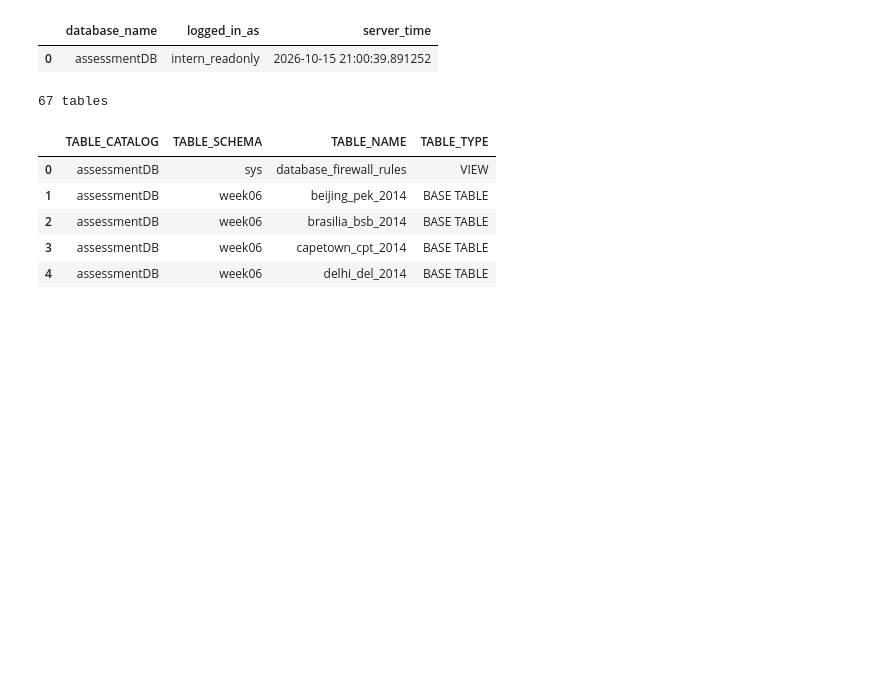
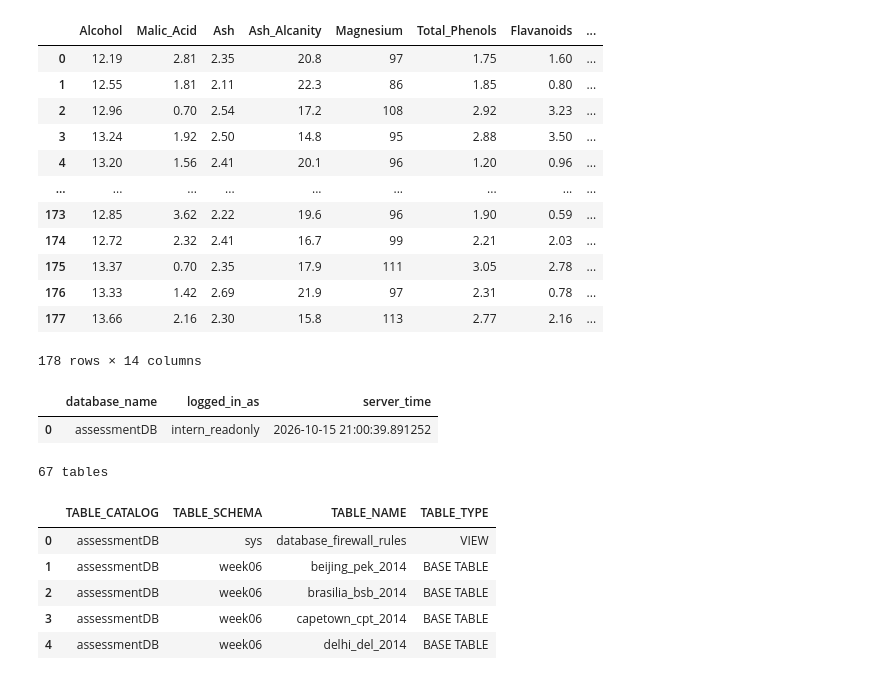
Before and after one commit to Timmy-Ezekiel/Dataraflow-data-science, a Jupyter notebook: week6/test.ipynb, the cells around one changed output. Saved outputs shown, nothing was run; the diff lists cells and outputs as text; code cells hidden in the pictures; blank space fills up the shorter version.

Commit message:
Completed my week take home

```diff
--- a/week6/test.ipynb
+++ b/week6/test.ipynb
@@ -8,8 +18,22 @@ from db.dataraflow_db import run_query
 # %%
-cities = run_query("""
-    SELECT * FROM week06.london_2014
+run_query("""
+    SELECT *
+    FROM week19.wine
 """)
-cities.shape
+# %% [output]
+|  | Alcohol | Malic_Acid | Ash | Ash_Alcanity | Magnesium | Total_Phenols | Flavanoids | ... |
+| 0 | 12.19 | 2.81 | 2.35 | 20.8 | 97 | 1.75 | 1.60 | ... |
+| 1 | 12.55 | 1.81 | 2.11 | 22.3 | 86 | 1.85 | 0.80 | ... |
+| 2 | 12.96 | 0.70 | 2.54 | 17.2 | 108 | 2.92 | 3.23 | ... |
+| 3 | 13.24 | 1.92 | 2.50 | 14.8 | 95 | 2.88 | 3.50 | ... |
+| 4 | 13.20 | 1.56 | 2.41 | 20.1 | 96 | 1.20 | 0.96 | ... |
+| ... | ... | ... | ... | ... | ... | ... | ... | ... |
+| 173 | 12.85 | 3.62 | 2.22 | 19.6 | 96 | 1.90 | 0.59 | ... |
+| 174 | 12.72 | 2.32 | 2.41 | 16.7 | 99 | 2.21 | 2.03 | ... |
+| 175 | 13.37 | 0.70 | 2.35 | 17.9 | 111 | 3.05 | 2.78 | ... |
+| 176 | 13.33 | 1.42 | 2.69 | 21.9 | 97 | 2.31 | 0.78 | ... |
+| 177 | 13.66 | 2.16 | 2.30 | 15.8 | 113 | 2.77 | 2.16 | ... |
+178 rows × 14 columns
 # %%
 cities = run_query("""
     SELECT 'London' AS city, GMT, [Mean TemperatureC] FROM week06.london_2014
```
Also changed, not shown: parts of 23 cells of this notebook, 2 other files.
